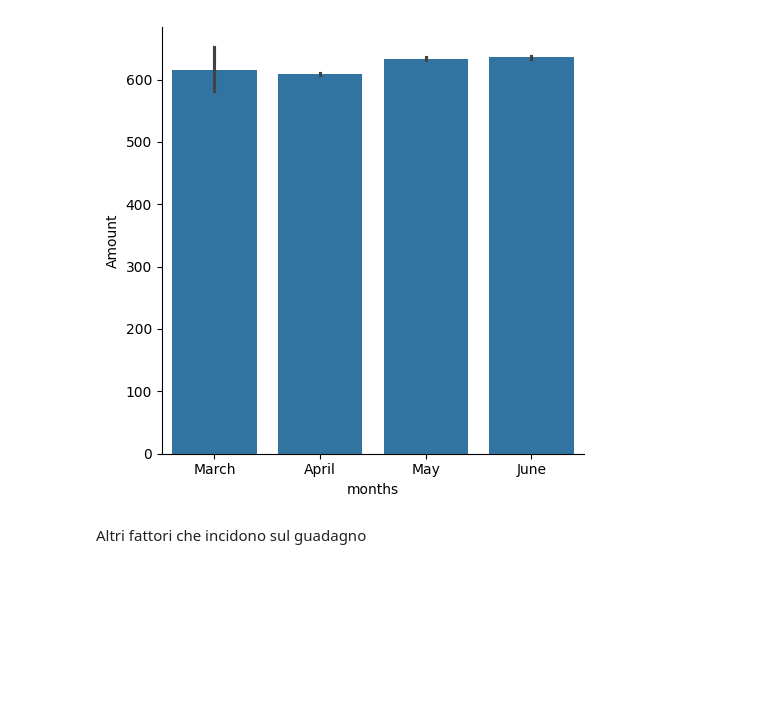
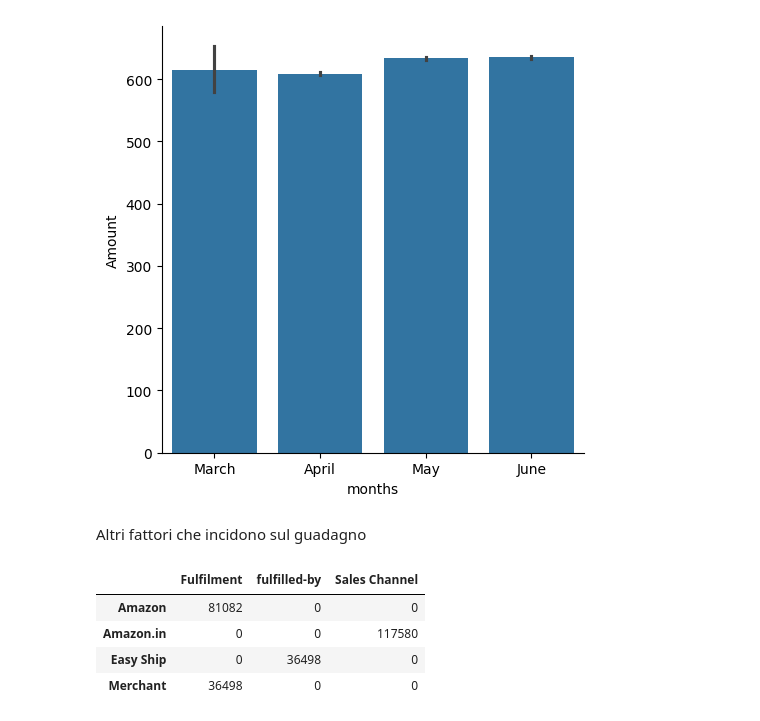
Before and after one commit to glo-code/ecommerce-analysis, a Jupyter notebook: ecommerce_analysis.ipynb, the cells around one changed output. Cells and saved outputs as stored; diff of their text form; code cells hidden in the pictures; blank space fills up the shorter version.

```diff
--- a/ecommerce_analysis.ipynb
+++ b/ecommerce_analysis.ipynb
@@ -536,11 +536,12 @@ q3=df['Amount'].quantile(0.75)
 irq=q3-q1
 upper=q3+(1.5*irq)
 lower=q1-(1.5*irq)
-new_df=df.loc[(df['Amount']<upper)&(df['Amount']>lower)]
+#new_df=df.loc[(df['Amount']<upper)&(df['Amount']>lower)]
 indice=np.array(df['Amount'][(df['Amount']>upper)&(df['Amount']>lower)].reset_index()['index'])
 num=len(indice)
-new_df['outliers']=df['Amount'].iloc[indice]
-new_df['outliers']=new_df['outliers'].fillna('Not outliers')
+out=df['Category'].iloc[indice].value_counts()
+print(out)
+new_df=df.loc[(df['Amount']<upper)&(df['Amount']>lower)]
 print('Valori tolti al di sopra del limite superiore',indice)
 print('Numero valori anomali',num,'Lunghezza nuova colonna',len(df['Amount'])-len(new_df['Amount']))
 
@@ -635,3 +632,12 @@ plt.show()
 [figure]
 # %% [markdown]
 Altri fattori che incidono sul guadagno
+# %%
+#new_df.groupby('Order ID')[['Fulfilment','Sales Channel ']]
+new_df[['Fulfilment','fulfilled-by','Sales Channel ']].apply(lambda x:x.value_counts()).fillna(0).astype(int)
+# %% [output]
+|  | Fulfilment | fulfilled-by | Sales Channel |
+| Amazon | 81082 | 0 | 0 |
+| Amazon.in | 0 | 0 | 117580 |
+| Easy Ship | 0 | 36498 | 0 |
+| Merchant | 36498 | 0 | 0 |
```
Also changed, not shown: parts of 5 cells of this notebook.
